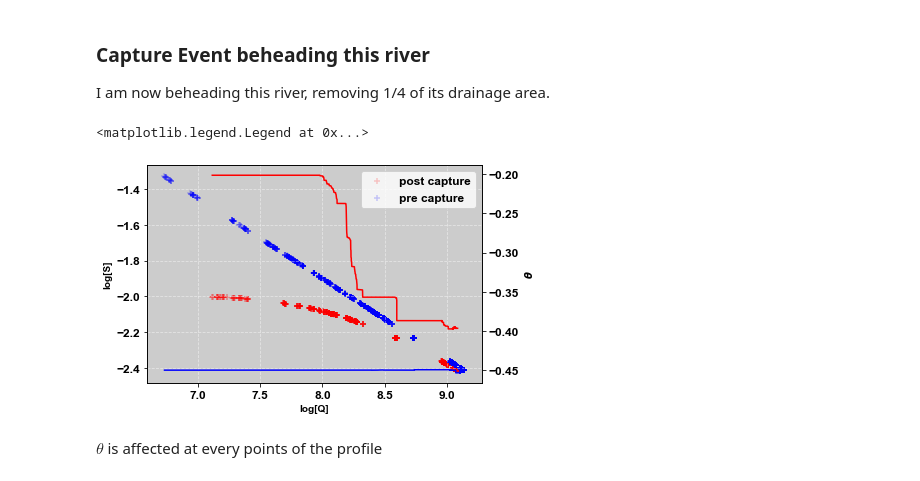
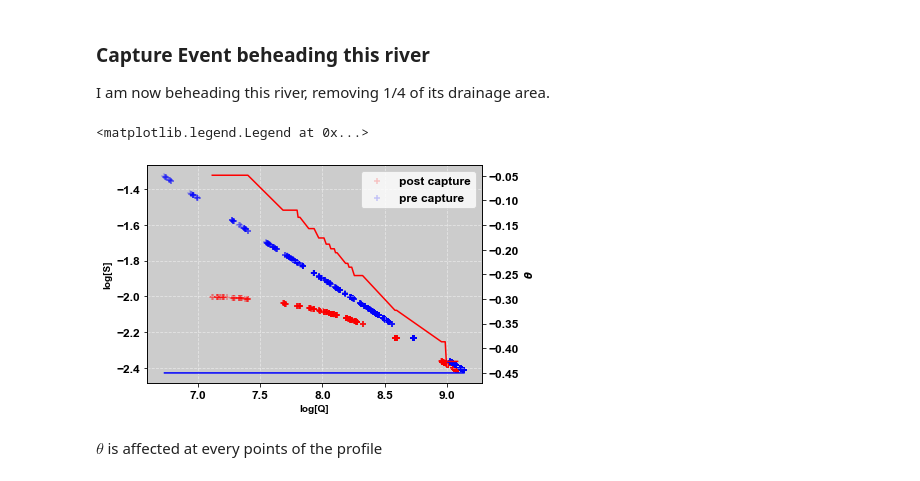
Before and after one commit to bgailleton/CHONK, a Jupyter notebook: example/theta_experiments/theta_experimetns.ipynb, the cells around one changed output. Cells and saved outputs as stored; diff of their text form; code cells hidden in the pictures.

```diff
--- a/example/theta_experiments/theta_experimetns.ipynb
+++ b/example/theta_experiments/theta_experimetns.ipynb
@@ -116,36 +116,47 @@ X_capt = X_capt[mask]
 # %%
 fig,ax = hpl.mkfig_grey_bold(figsize = (6,4))
 ax.scatter(np.log10(Q_capt),np.log10(S_capt), marker = "+", alpha = 0.2, color = 'r', label = "post capture")
 ax.scatter(np.log10(Q),np.log10(S), marker = "+", alpha = 0.2, color = 'b', label = "pre capture")
 
 ax2 = ax.twinx()
 n=7
 # temp = np.diff(np.log10(S_capt))/ np.diff(np.log10(Q_capt))
 # temp = np.diff(np.log10(S_capt))/ np.diff(np.log10(Q_capt))
 
 # temp[0] = 0
 # theta_capt = moving_average(temp, n)
 # print(temp)
 # print(Q_capt.shape)
 
 # ax2.scatter(np.log10(Q_capt[n:]), theta_capt)
 # ax2.plot(np.log10(Q_capt)[::n][1:], np.diff(np.log10(S_capt[::n]))/ np.diff(np.log10(Q_capt[::n])))
 # ax2.plot(np.log10(Q)[::n][1:], np.diff(np.log10(S[::n]))/ np.diff(np.log10(Q[::n])))
-theta_pre = spl.calculate_theta_power_fit(Z,Q,X, 200)
-theta_post = spl.calculate_theta_power_fit(Z_capt,Q_capt,X_capt, 200)
-# print(theta_pre)
+# theta_pre = spl.calculate_theta_power_fit(Z,Q,X, 200)
+# theta_post = spl.calculate_theta_power_fit(Z_capt,Q_capt,X_capt, 200)
+# # print(theta_pre)
+
+hb = 20
+breaks = []
+ksn_pre, theta_pre = spl.optimise_by_breaks(Q,S,breaks,  p0 = ([0,-np.inf],[np.inf,0]))
+valcheck = np.diff(np.log10(Q_capt))
+th = np.percentile(valcheck,2)
+breaks = (np.argwhere(valcheck<th) +1).flatten()
+breaks = breaks[(breaks>5) & (breaks<Q_capt.shape[0] - 5)]
+cb = np.concatenate([[10], np.diff(breaks)])
+breaks = breaks[cb>20]
+ksn_post, theta_post = spl.optimise_by_breaks(Q_capt, S_capt,breaks, p0 = ([0,-np.inf],[np.inf,0]))
 
 ax2.plot(np.log10(Q), theta_pre, color = 'b')
 ax2.plot(np.log10(Q_capt), theta_post, color = 'r')
 
 
 ax.set_xlabel("log[Q]")
 ax.set_ylabel("log[S]")
 ax2.set_ylabel(r"$\theta$")
 ax.legend()
 # %% [output]
 <matplotlib.legend.Legend at 0x...>
-[figure, old version]
+[figure, new version]
 # %% [markdown]
 $\theta$ is affected at every points of the profile
 # %% [markdown]
```
Also changed, not shown: parts of 4 cells of this notebook, 2 other files.
